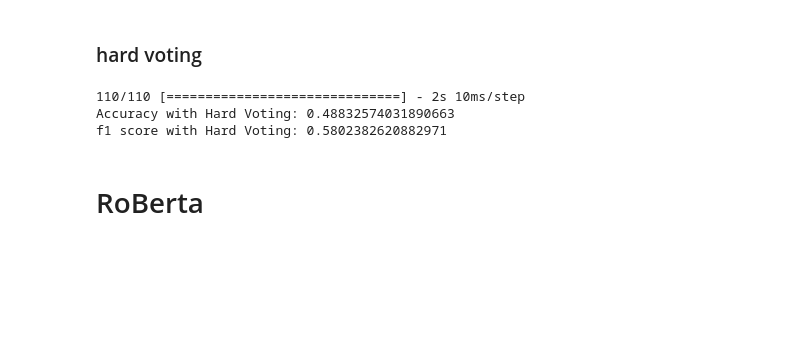
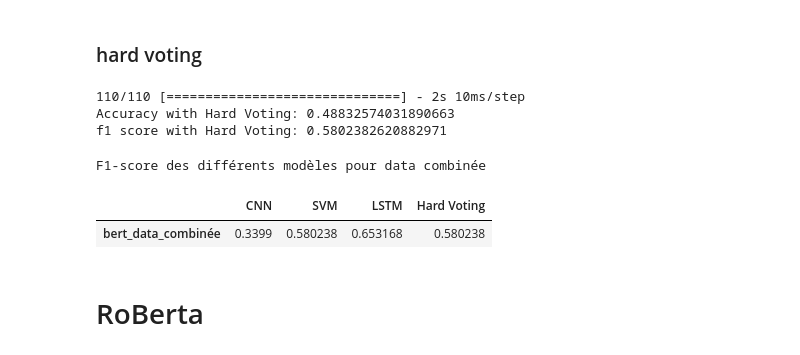
Before and after one commit to Boussairi/NLP-Project, a Jupyter notebook: EnglishTask.ipynb, the cells around one changed output. Cells and saved outputs as stored; diff of their text form; code cells hidden in the pictures; blank space fills up the shorter version.

```diff
--- a/EnglishTask.ipynb
+++ b/EnglishTask.ipynb
@@ -740,6 +755,21 @@ print("f1 score with Hard Voting:", f1)
 110/110 [==============================] - 2s 10ms/step
 Accuracy with Hard Voting: 0.48832574031890663
 f1 score with Hard Voting: 0.5802382620882971
+# %%
+# Titre du tableau
+titre = "F1-score des différents modèles pour data combinée"
+
+# Liste des scores F1
+scores = [0.3399, 0.5802382620882971, 0.6531676637521092, 0.5802382620882971]
+df_resultat1 = pd.DataFrame([scores], columns=['CNN', 'SVM', 'LSTM', 'Hard Voting'], index=['bert_data_combinée'])
+
+# Affichage du tableau avec titre
+print(titre)
+df_resultat1
+# %% [output]
+F1-score des différents modèles pour data combinée
+|  | CNN | SVM | LSTM | Hard Voting |
+| bert_data_combinée | 0.3399 | 0.580238 | 0.653168 | 0.580238 |
 # %% [markdown]
 # RoBerta
 # %% [markdown]
```
Also changed, not shown: parts of 4 cells of this notebook.
